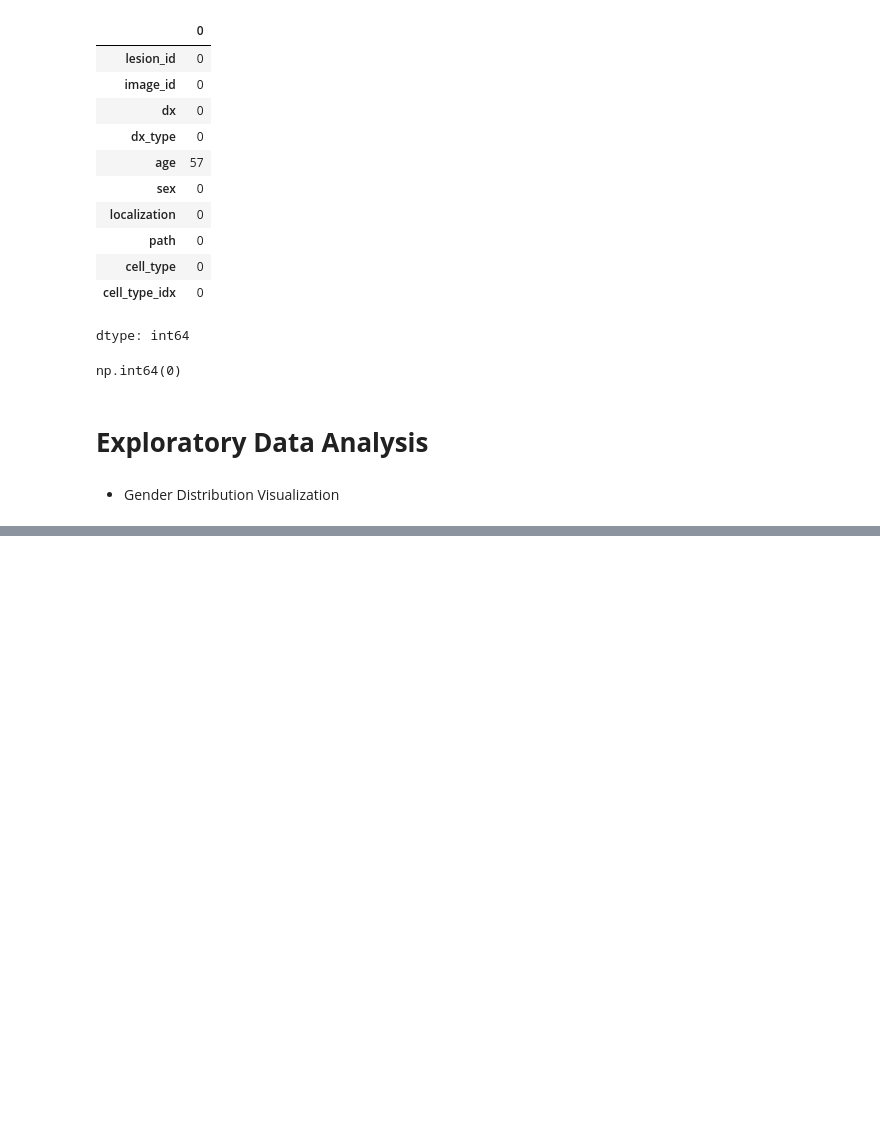
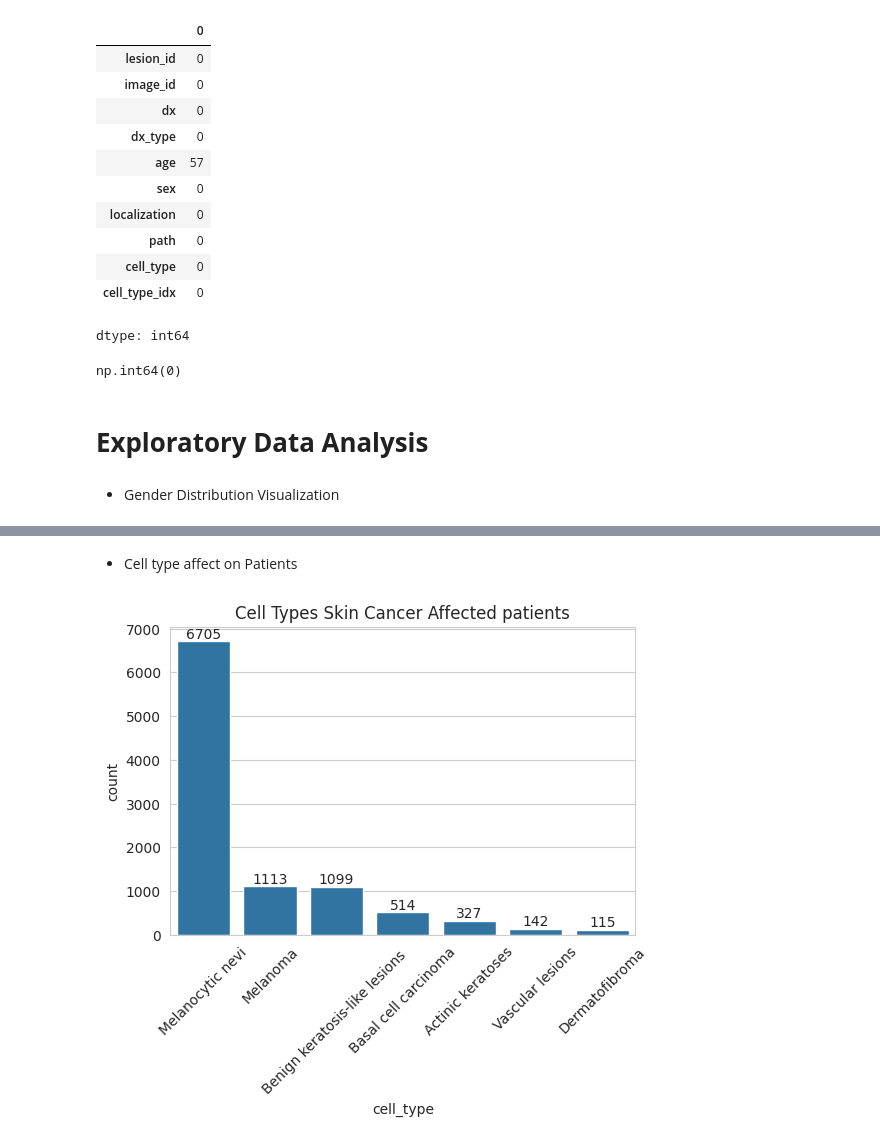
Before and after one commit to MariahNicula/SkinCancerDetection-Classification, a Jupyter notebook: SkinCancerDet&Class.ipynb, the cells around one changed output, grey strips where cells are left out. Drawn from its saved outputs; the diff is of its cells as text; code cells hidden in the pictures; blank space fills up the shorter version.

```diff
--- a/SkinCancerDet&Class.ipynb
+++ b/SkinCancerDet&Class.ipynb
@@ -135,0 +142,20 @@ plt.show()
+# %% [markdown]
+*   Cell type affect on Patients
+# %%
+sns.set_style('whitegrid')
+fig,axes = plt.subplots(figsize=(6,4))
+
+ax = sns.countplot(
+    x='cell_type',
+    data=df,
+    order = df['cell_type'].value_counts().index
+)
+
+for container in ax.containers:
+    ax.bar_label(container)
+
+plt.title('Cell Types Skin Cancer Affected patients')
+plt.xticks(rotation=45)
+plt.show()
+# %% [output]
+[figure, added]
```
Also changed, not shown: parts of 57 cells of this notebook.
